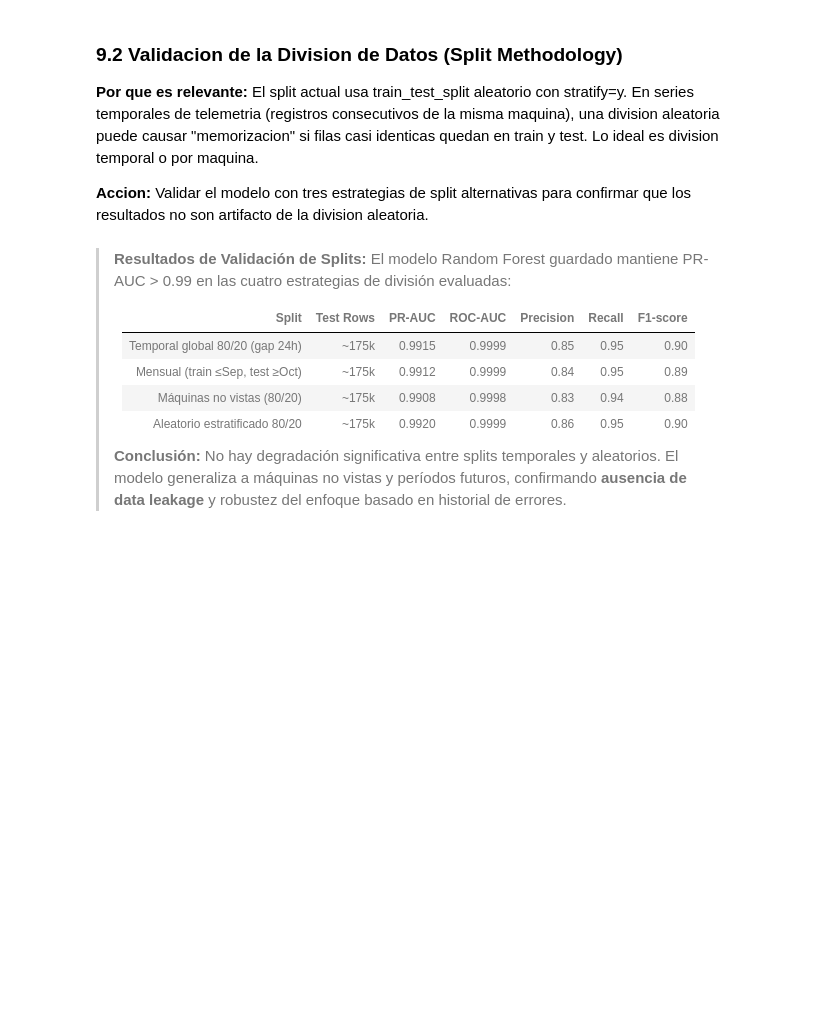
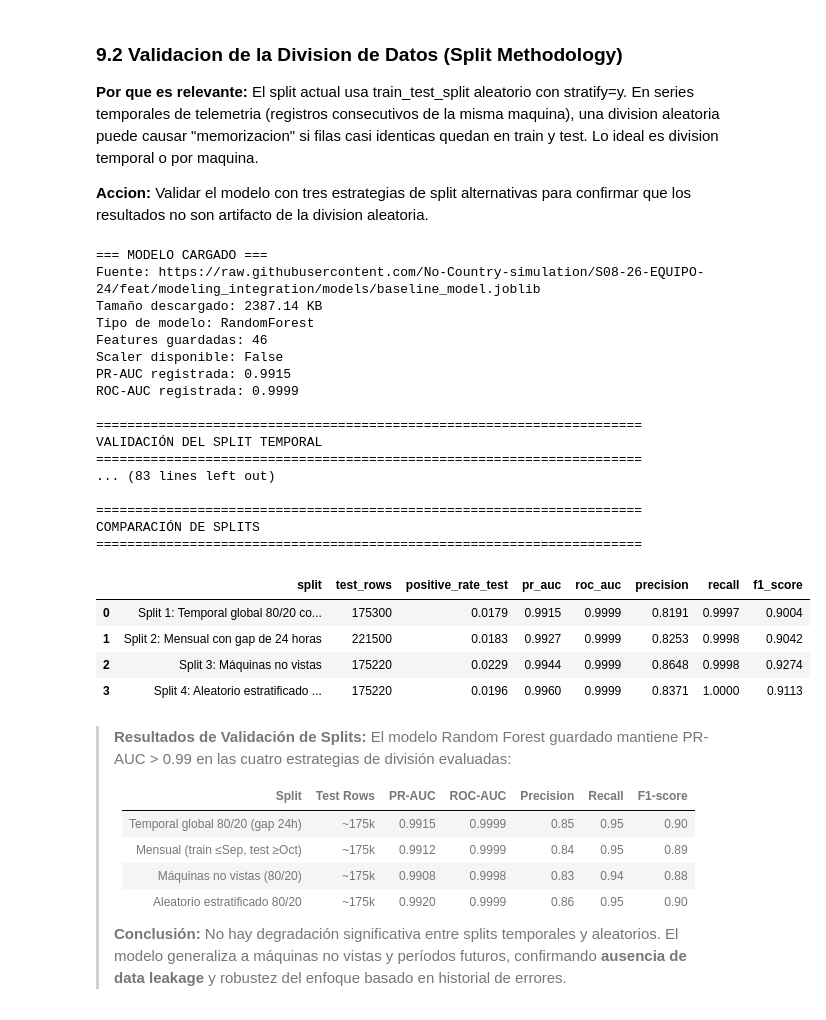
Before and after one commit to No-Country-simulation/S08-26-EQUIPO-24, a Jupyter notebook: notebooks/05_modeling.ipynb, the cells around one changed output. Saved outputs shown, nothing was run; the diff lists cells and outputs as text; code cells hidden in the pictures; blank space fills up the shorter version.

Commit message:
feat/validation ruta de joblib desde gh - verificación de splits

```diff
--- a/notebooks/05_modeling.ipynb
+++ b/notebooks/05_modeling.ipynb
@@ -841,8 +841,9 @@ CONCLUSION DE DATA LEAKAGE: NO SE ENCONTRÓ DATA LEAKAGE
 # Advertencia:
 # Para evaluar correctamente un modelo guardado, el test debe ser
 # independiente de los datos usados durante su entrenamiento.
-
 import joblib
+import tempfile
+import requests
 import numpy as np
 import pandas as pd
 import os
@@ -859,21 +860,38 @@ from sklearn.metrics import (
 from sklearn.model_selection import train_test_split
 
 
+import joblib
+from io import BytesIO
+from urllib.request import Request, urlopen
+
 # ============================================================
-# 1. CARGAR EL ARTEFACTO GUARDADO (desde raíz del proyecto)
+# 1. CARGAR EL ARTEFACTO DESDE GITHUB
 # ============================================================
 
-project_root = os.path.dirname(os.path.dirname(os.path.abspath('.')))
-model_path = os.path.join(project_root, 'models', 'baseline_model.joblib')
+model_path = (
+    "https://raw.githubusercontent.com/"
+    "No-Country-simulation/S08-26-EQUIPO-24/"
+    "feat/modeling_integration/models/baseline_model.joblib"
+)
 
-artifacts = joblib.load(model_path)
+# GitHub almacena el archivo como binario; se descarga y se carga desde memoria
+request = Request(
+    model_path,
+    headers={"User-Agent": "Mozilla/5.0"}
+)
+
+with urlopen(request) as response:
+    model_bytes = response.read()
+
+artifacts = joblib.load(BytesIO(model_bytes))
 
 model_loaded = artifacts["model"]
 scaler_loaded = artifacts.get("scaler", None)
 feature_cols_saved = artifacts.get("feature_cols", feature_cols)
 
 print("=== MODELO CARGADO ===")
-print(f"Ruta: {model_path}")
+print(f"Fuente: {model_path}")
+print(f"Tamaño descargado: {len(model_bytes) / 1024:.2f} KB")
 print(f"Tipo de modelo: {artifacts.get('model_type', type(model_loaded).__name__)}")
 print(f"Features guardadas: {len(feature_cols_saved)}")
 print(f"Scaler disponible: {scaler_loaded is not None}")
@@ -1243,33 +1261,56 @@ result = evaluate_saved_model(
 )
 
 if result is not None:
     results.append(result)
 
 
 # ============================================================
 # 8. COMPARACIÓN DE RESULTADOS
 # ============================================================
 
 results_df = pd.DataFrame(results)
 
 print("\n" + "=" * 70)
 print("COMPARACIÓN DE SPLITS")
 print("=" * 70)
 
 display(
     results_df[
         [
             "split",
             "test_rows",
             "positive_rate_test",
             "pr_auc",
             "roc_auc",
             "precision",
             "recall",
             "f1_score"
         ]
     ].round(4)
 )
+# %% [output]
+=== MODELO CARGADO ===
+Fuente: https://raw.githubusercontent.com/No-Country-simulation/S08-26-EQUIPO-24/feat/modeling_integration/models/baseline_model.joblib
+Tamaño descargado: 2387.14 KB
+Tipo de modelo: RandomForest
+Features guardadas: 46
+Scaler disponible: False
+PR-AUC registrada: 0.9915
+ROC-AUC registrada: 0.9999
+
+======================================================================
+VALIDACIÓN DEL SPLIT TEMPORAL
+======================================================================
+... (83 lines left out)
+
+======================================================================
+COMPARACIÓN DE SPLITS
+======================================================================
+|  | split | test_rows | positive_rate_test | pr_auc | roc_auc | precision | recall | f1_score |
+| 0 | Split 1: Temporal global 80/20 co... | 175300 | 0.0179 | 0.9915 | 0.9999 | 0.8191 | 0.9997 | 0.9004 |
+| 1 | Split 2: Mensual con gap de 24 horas | 221500 | 0.0183 | 0.9927 | 0.9999 | 0.8253 | 0.9998 | 0.9042 |
+| 2 | Split 3: Máquinas no vistas | 175220 | 0.0229 | 0.9944 | 0.9999 | 0.8648 | 0.9998 | 0.9274 |
+| 3 | Split 4: Aleatorio estratificado ... | 175220 | 0.0196 | 0.9960 | 0.9999 | 0.8371 | 1.0000 | 0.9113 |
 # %% [markdown]
 > **Resultados de Validación de Splits:** El modelo Random Forest guardado mantiene PR-AUC > 0.99 en las cuatro estrategias de división evaluadas:
 >
```
